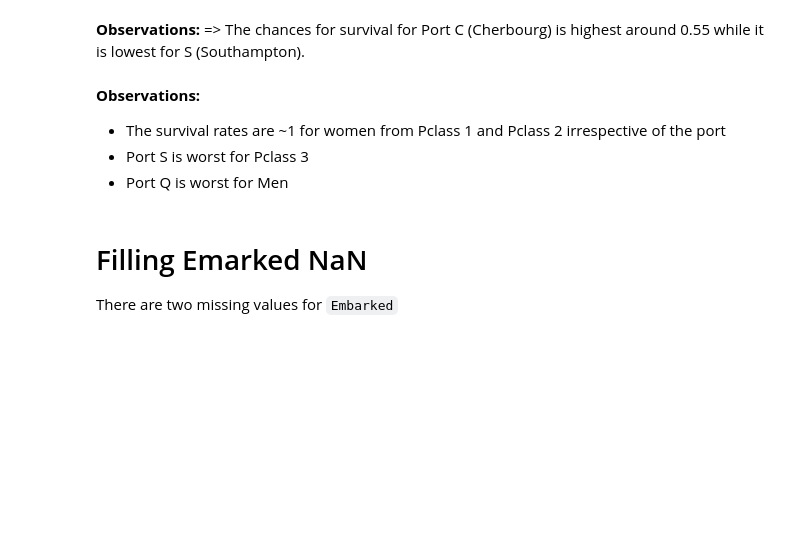
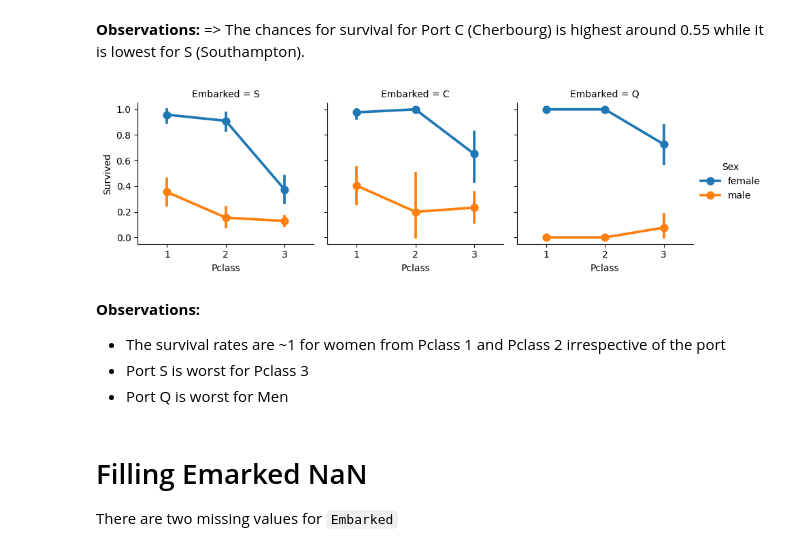
Before and after one commit to HCIstudio/winterschool-2024, a Jupyter notebook: 1_eda/titanic_tutorial.ipynb, the cells around one changed output. Drawn from its saved outputs; the diff is of its cells as text; code cells hidden in the pictures; blank space fills up the shorter version.

```diff
--- a/1_eda/titanic_tutorial.ipynb
+++ b/1_eda/titanic_tutorial.ipynb
@@ -255,7 +442,10 @@ sns.catplot(data, x="Embarked", y="Survived", kind="point", height=3);
 **Observations:**
 => The chances for survival for Port C (Cherbourg) is highest around 0.55 while it is lowest for S (Southampton).
 # %%
-sns.catplot(data, x="Pclass",y="Survived", kind="point", hue="Sex", col="Embarked", height=3);
+# Let's inspect whether there is a (joint) effect of pclass, survived, sex and embarked
+sns.catplot(data, x="Pclass",y="Survived", hue="Sex", col="Embarked", kind="point", height=3);
+# %% [output]
+[figure, added]
 # %% [markdown]
 **Observations:**
 
```
Also changed, not shown: parts of 65 cells of this notebook, 2 other files.
